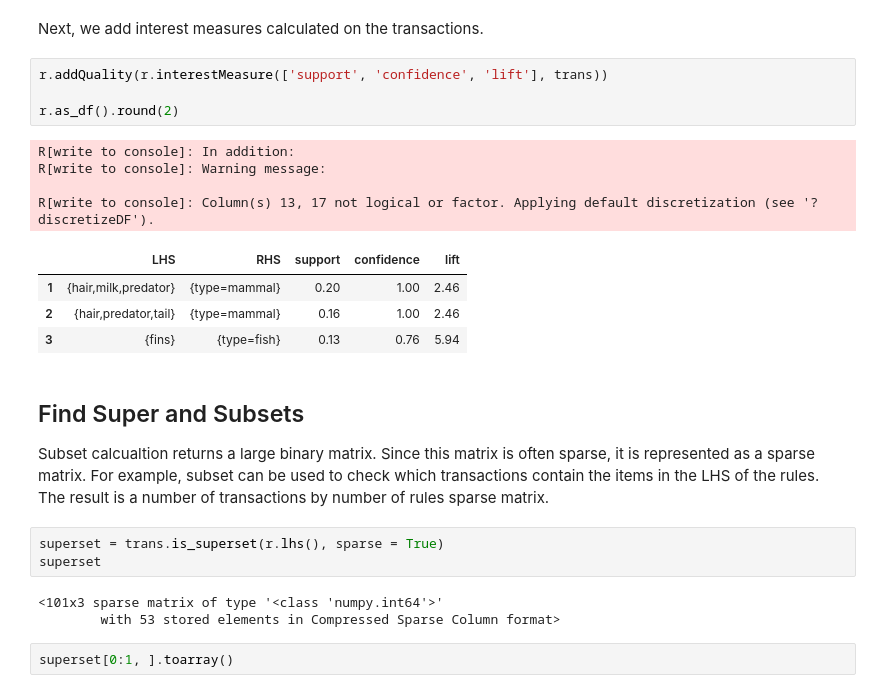
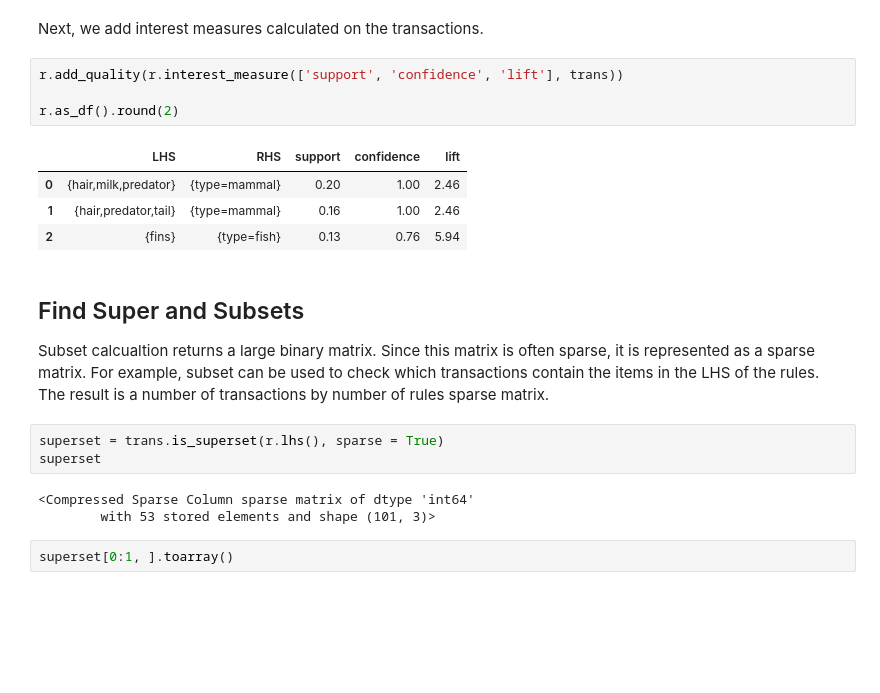
Before and after one commit to mhahsler/arulespy, a Jupyter notebook: examples/arules.ipynb, the cells around one changed output. Saved outputs shown, nothing was run; the diff lists cells and outputs as text; blank space fills up the shorter version.

```diff
--- a/examples/arules.ipynb
+++ b/examples/arules.ipynb
@@ -478,18 +440,14 @@ r.as_df()
 # %% [markdown]
 Next, we add interest measures calculated on the transactions.
 # %%
-r.addQuality(r.interestMeasure(['support', 'confidence', 'lift'], trans))
+r.add_quality(r.interest_measure(['support', 'confidence', 'lift'], trans))
 
 r.as_df().round(2)
 # %% [output]
-R[write to console]: In addition:
-R[write to console]: Warning message:
-
-R[write to console]: Column(s) 13, 17 not logical or factor. Applying default discretization (see '? discretizeDF').
 |  | LHS | RHS | support | confidence | lift |
-| 1 | {hair,milk,predator} | {type=mammal} | 0.20 | 1.00 | 2.46 |
-| 2 | {hair,predator,tail} | {type=mammal} | 0.16 | 1.00 | 2.46 |
-| 3 | {fins} | {type=fish} | 0.13 | 0.76 | 5.94 |
+| 0 | {hair,milk,predator} | {type=mammal} | 0.20 | 1.00 | 2.46 |
+| 1 | {hair,predator,tail} | {type=mammal} | 0.16 | 1.00 | 2.46 |
+| 2 | {fins} | {type=fish} | 0.13 | 0.76 | 5.94 |
 # %% [markdown]
 ## Find Super and Subsets
 
@@ -500,8 +458,8 @@ by number of rules sparse matrix.
 superset = trans.is_superset(r.lhs(), sparse = True)
 superset
 # %% [output]
-<101x3 sparse matrix of type '<class 'numpy.int64'>'
-        with 53 stored elements in Compressed Sparse Column format>
+<Compressed Sparse Column sparse matrix of dtype 'int64'
+        with 53 stored elements and shape (101, 3)>
 # %%
 superset[0:1, ].toarray()
 # %% [output]
```
Also changed, not shown: parts of 25 cells of this notebook, 21 other files.
